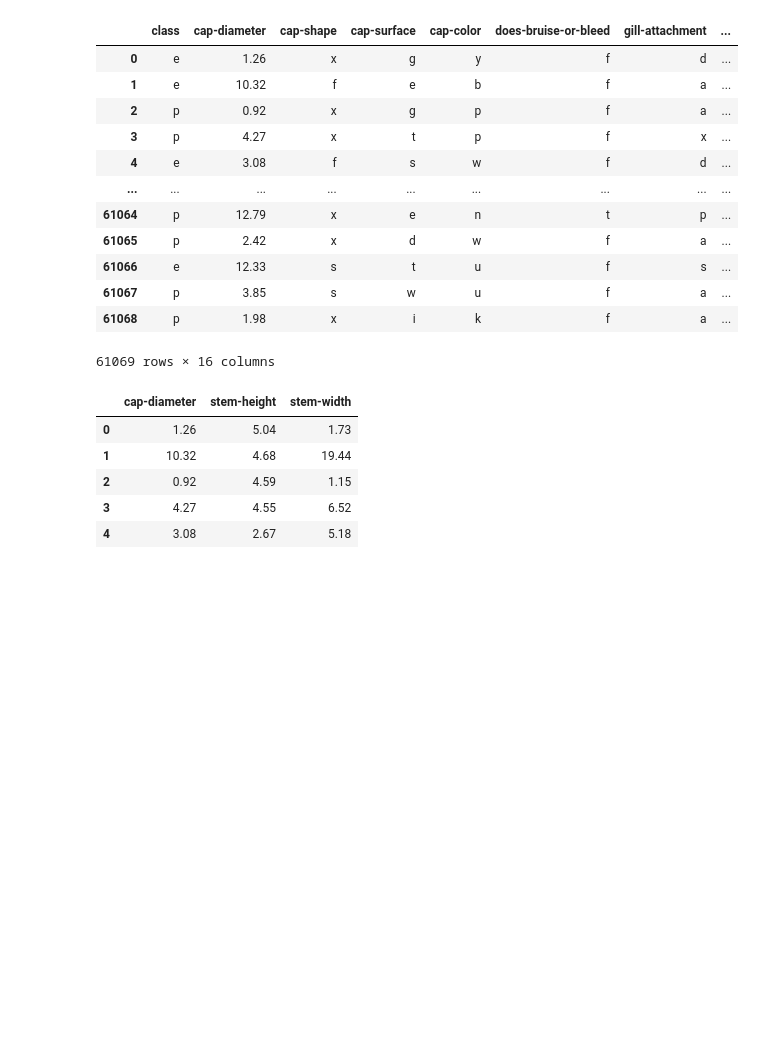
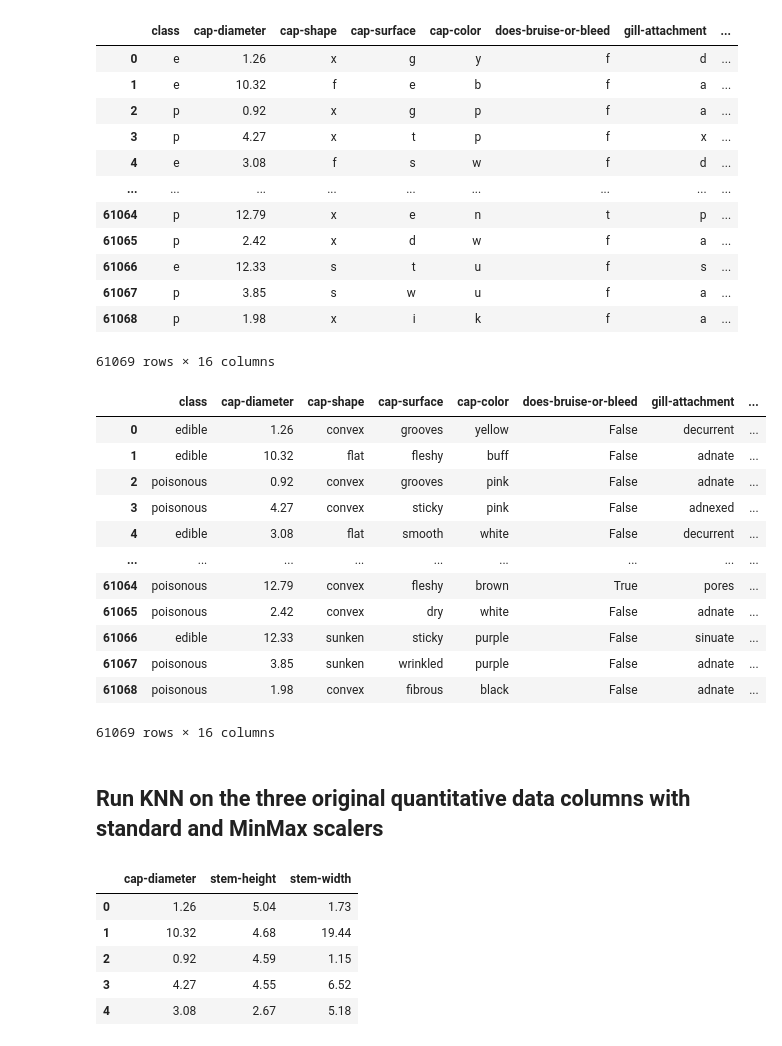
Before and after one commit to lauragabrielson/Mushroom_Classifier, a Jupyter notebook: Melissa's Notebook.ipynb, the cells around one changed output. Saved outputs shown, nothing was run; the diff lists cells and outputs as text; code cells hidden in the pictures; blank space fills up the shorter version.

```diff
--- a/Melissa's Notebook.ipynb
+++ b/Melissa's Notebook.ipynb
@@ -26,4 +26,42 @@ mushroom_data
 | 61067 | p | 3.85 | s | w | u | f | a | ... |
 | 61068 | p | 1.98 | x | i | k | f | a | ... |
 61069 rows × 16 columns
+# %%
+# replace all letters with actual value
+
+mushroom_data = mushroom_data.replace(
+    {
+    'class': {'p': 'poisonous', 'e': 'edible'},
+    'cap-shape': {'b': 'bell', 'c': 'conical', 'x': 'convex', 'f': 'flat', 's': 'sunken', 'p': 'spherical', 'o': 'others'},
+    'cap-surface': {'i': 'fibrous', 'g': 'grooves', 'y': 'scaly', 's': 'smooth', 'd': 'dry', 'h': 'shiny', 'l': 'leathery', 'k': 'silky', 't': 'sticky', 'w': 'wrinkled', 'e': 'fleshy'},
+    'cap-color': {'n': 'brown', 'b': 'buff', 'g': 'gray', 'r': 'green', 'p': 'pink', 'u': 'purple', 'e': 'red', 'w': 'white', 'y': 'yellow', 'l': 'blue', 'o': 'orange', 'k': 'black'},
+    'gill-attachment': {'a': 'adnate', 'x': 'adnexed', 'd': 'decurrent', 'e': 'free', 's': 'sinuate', 'p': 'pores', 'f': 'none', '?': 'unknown'},
+    'gill-spacing': {'c': 'close', 'd': 'distant', 'f': 'none'},
+    'gill-color': {'n': 'brown', 'b': 'buff', 'g': 'gray', 'r': 'green', 'p': 'pink', 'u': 'purple', 'e': 'red', 'w': 'white', 'y': 'yellow', 'l': 'blue', 'o': 'orange', 'k': 'black', 'f': 'none'},
+    'stem-color': {'n': 'brown', 'b': 'buff', 'g': 'gray', 'r': 'green', 'p': 'pink', 'u': 'purple', 'e': 'red', 'w': 'white', 'y': 'yellow', 'l': 'blue', 'o': 'orange', 'k': 'black', 'f': 'none'},
+    'ring-type': {'c': 'cobwebby', 'e': 'evanescent', 'r': 'flaring', 'g': 'grooved', 'l': 'large', 'p': 'pendant', 's': 'sheathing', 'z': 'zone', 'y': 'scaly', 'm': 'movable', 'f': 'none', '?': 'unknown'},
+    'habitat': {'g': 'grasses', 'l': 'leaves', 'm': 'meadows', 'p': 'paths', 'h': 'heaths', 'u': 'urban', 'w': 'waste', 'd': 'woods'},
+    'season': {'s': 'spring', 'u': 'summer', 'a': 'autumn', 'w': 'winter'}
+    })
+
+# convert t/f columns to boolean.
+mushroom_data['does-bruise-or-bleed'] = mushroom_data['does-bruise-or-bleed']=='t'
+mushroom_data['has-ring'] = mushroom_data['has-ring']=='t'
+mushroom_data
+# %% [output]
+|  | class | cap-diameter | cap-shape | cap-surface | cap-color | does-bruise-or-bleed | gill-attachment | ... |
+| 0 | edible | 1.26 | convex | grooves | yellow | False | decurrent | ... |
+| 1 | edible | 10.32 | flat | fleshy | buff | False | adnate | ... |
+| 2 | poisonous | 0.92 | convex | grooves | pink | False | adnate | ... |
+| 3 | poisonous | 4.27 | convex | sticky | pink | False | adnexed | ... |
+| 4 | edible | 3.08 | flat | smooth | white | False | decurrent | ... |
+| ... | ... | ... | ... | ... | ... | ... | ... | ... |
+| 61064 | poisonous | 12.79 | convex | fleshy | brown | True | pores | ... |
+| 61065 | poisonous | 2.42 | convex | dry | white | False | adnate | ... |
+| 61066 | edible | 12.33 | sunken | sticky | purple | False | sinuate | ... |
+| 61067 | poisonous | 3.85 | sunken | wrinkled | purple | False | adnate | ... |
+| 61068 | poisonous | 1.98 | convex | fibrous | black | False | adnate | ... |
+61069 rows × 16 columns
+# %% [markdown]
+## Run KNN on the three original quantitative data columns with standard and MinMax scalers
 # %%
```
Also changed, not shown: parts of 18 cells of this notebook.
